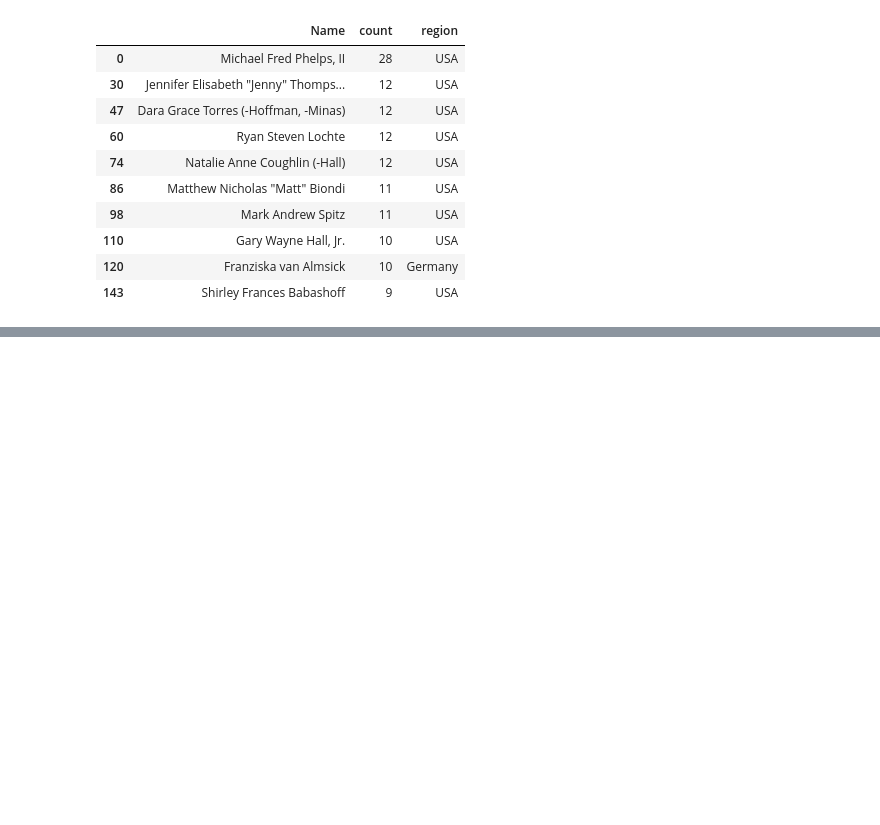
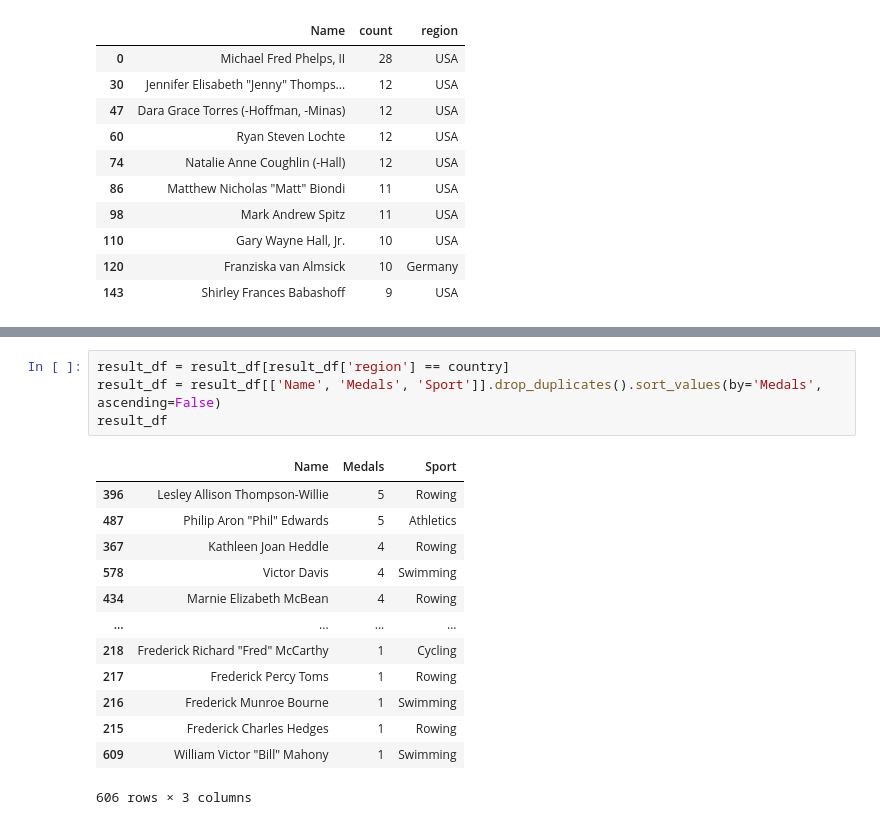
Before and after one commit to ANAS-TAAHIR/Olympics_Analysis_Project, a Jupyter notebook: olympic_analysis.ipynb, the cells around one changed output, grey strips where cells are left out. Saved outputs shown, nothing was run; the diff lists cells and outputs as text; blank space fills up the shorter version.

```diff
--- a/olympic_analysis.ipynb
+++ b/olympic_analysis.ipynb
@@ -255,0 +338,18 @@ most_successful_athletes(df, 'Swimming')
+# %%
+result_df = result_df[result_df['region'] == country]
+result_df = result_df[['Name', 'Medals', 'Sport']].drop_duplicates().sort_values(by='Medals', ascending=False)
+result_df
+# %% [output]
+|  | Name | Medals | Sport |
+| 396 | Lesley Allison Thompson-Willie | 5 | Rowing |
+| 487 | Philip Aron "Phil" Edwards | 5 | Athletics |
+| 367 | Kathleen Joan Heddle | 4 | Rowing |
+| 578 | Victor Davis | 4 | Swimming |
+| 434 | Marnie Elizabeth McBean | 4 | Rowing |
+| ... | ... | ... | ... |
+| 218 | Frederick Richard "Fred" McCarthy | 1 | Cycling |
+| 217 | Frederick Percy Toms | 1 | Rowing |
+| 216 | Frederick Munroe Bourne | 1 | Swimming |
+| 215 | Frederick Charles Hedges | 1 | Rowing |
+| 609 | William Victor "Bill" Mahony | 1 | Swimming |
+606 rows × 3 columns
```
Also changed, not shown: parts of 5 cells of this notebook, 2 other files.
